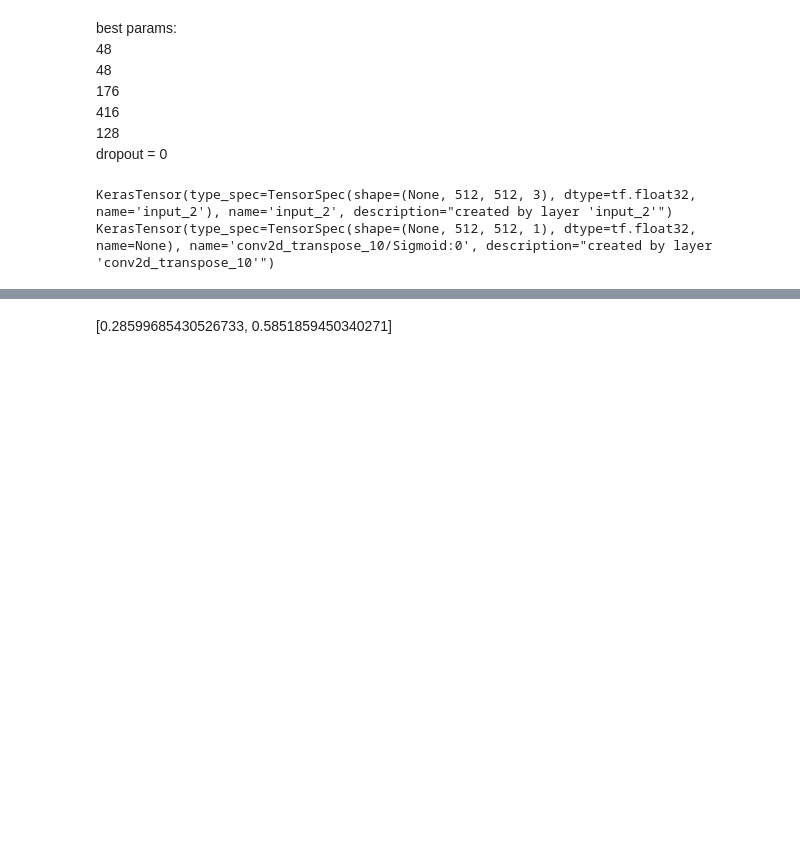
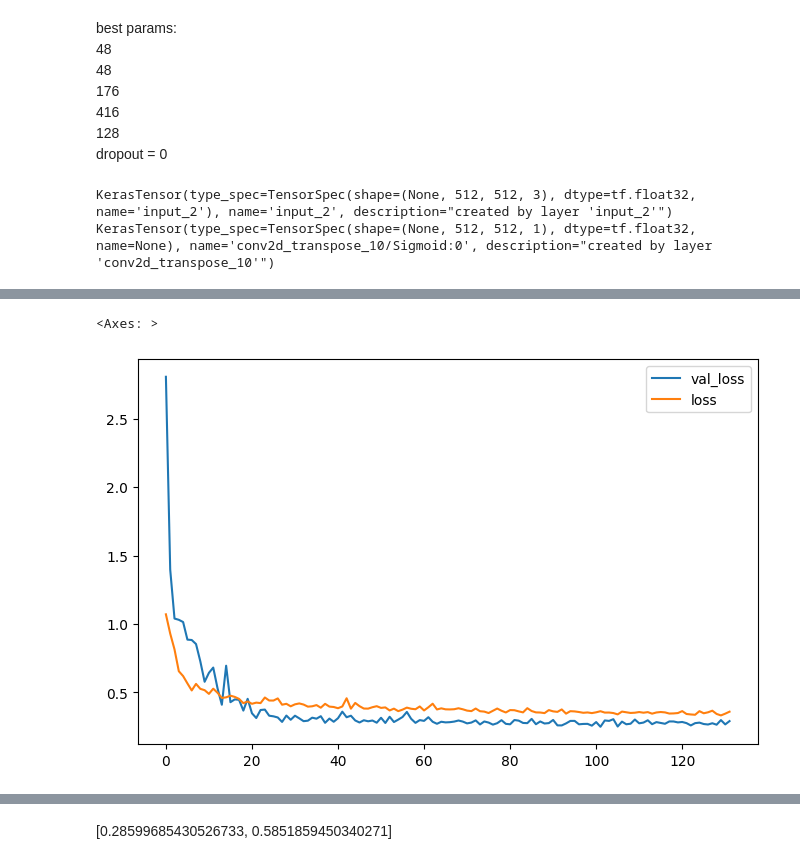
Before and after one commit to DeadArcadiy/SWWH, a Jupyter notebook: segmentation.ipynb, the cells around one changed output, grey strips where cells are left out. Saved outputs shown, nothing was run; the diff lists cells and outputs as text; code cells hidden in the pictures; blank space fills up the shorter version.

```diff
--- a/segmentation.ipynb
+++ b/segmentation.ipynb
@@ -165,3 +171,10 @@ Epoch 132: early stopping
+# %%
+history = pd.DataFrame(model_history.history)
+# %%
+history[['val_loss','loss']].plot(figsize=(8,5))
+# %% [output]
+<Axes: >
+[figure, added]
 # %%
 testdata = valdataset('crosval/test/*png','castom-masks/masks_machine/',batch_size=1)
 # %%
```
Also changed, not shown: parts of 4 cells of this notebook, 1 other file.
